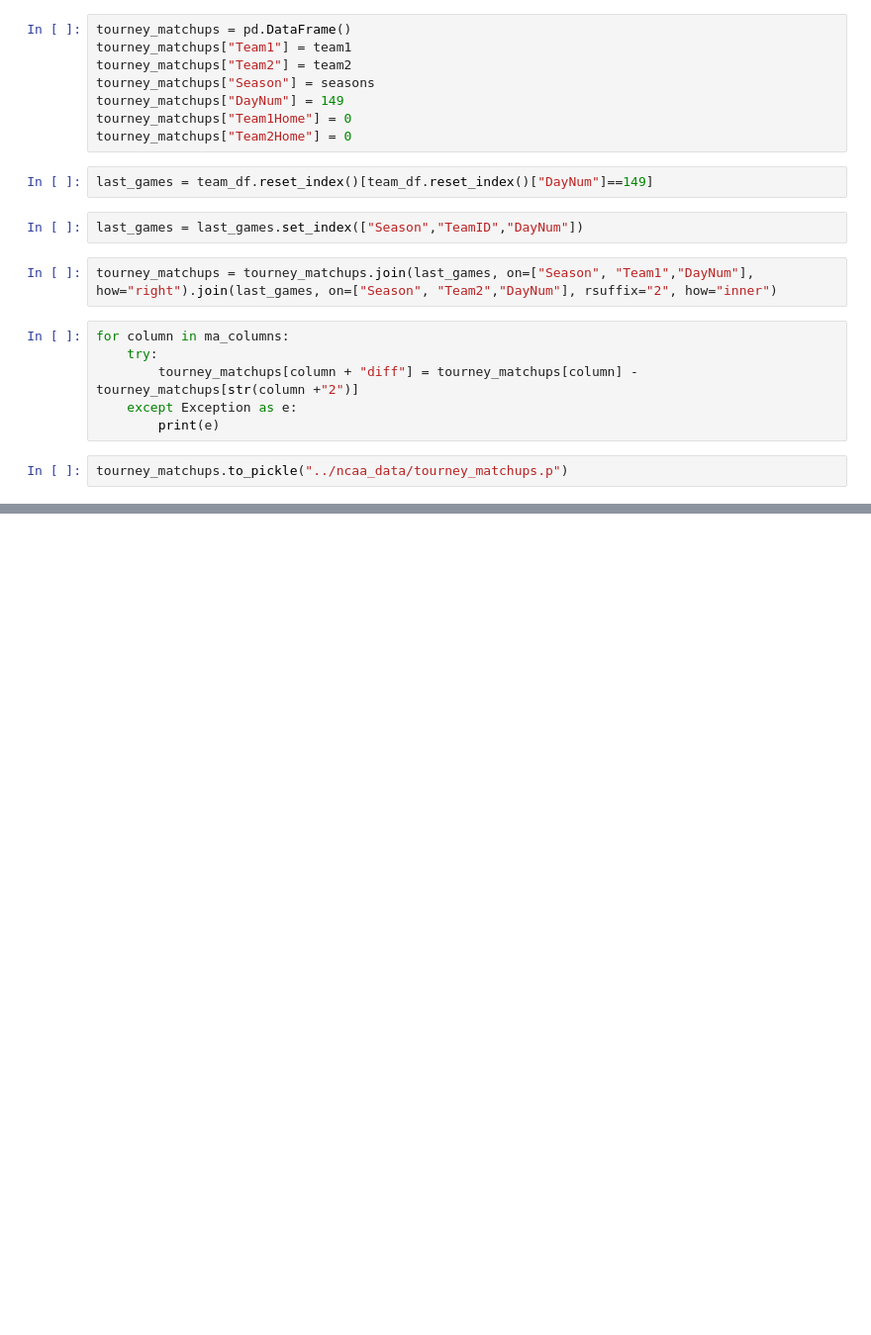
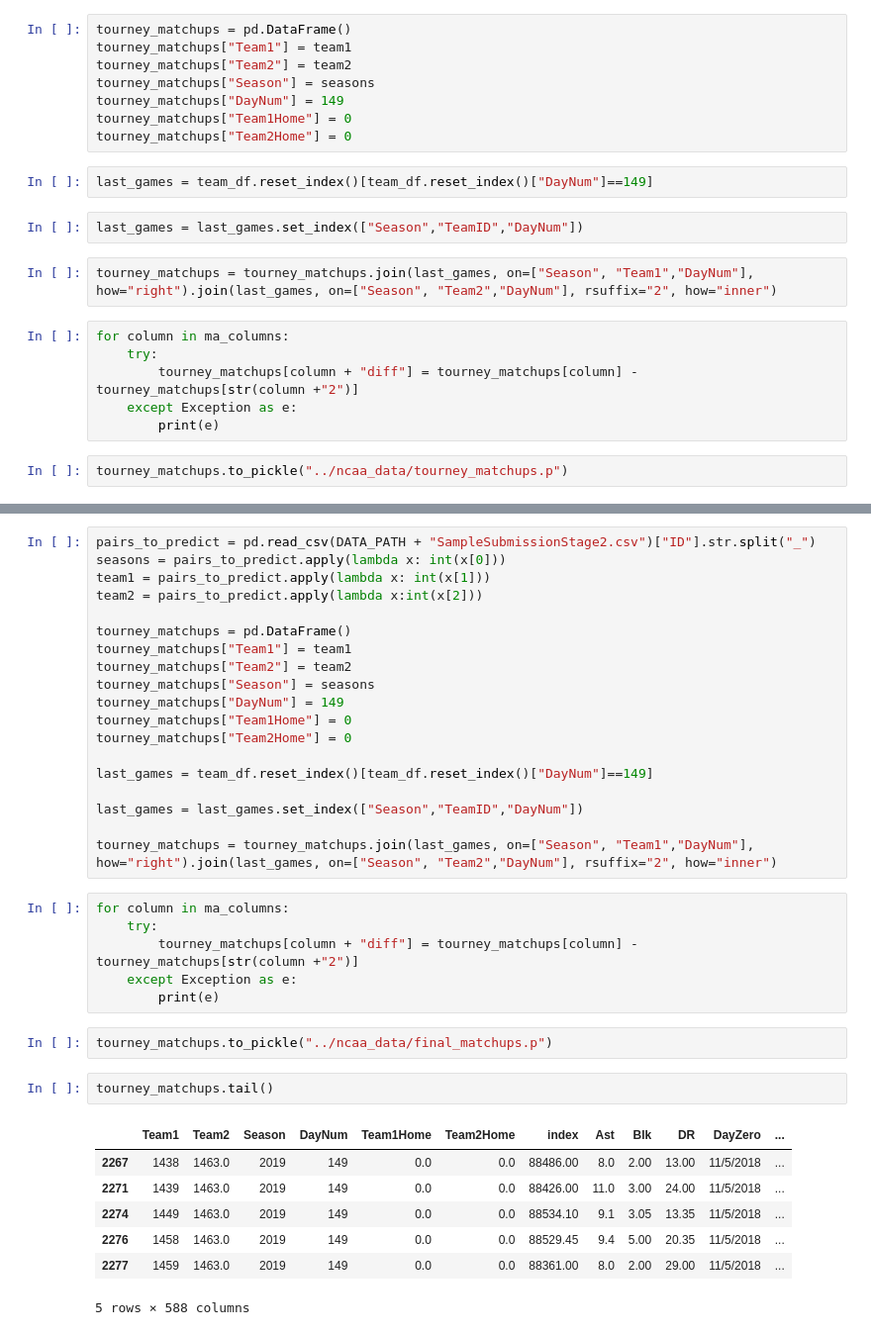
Before and after one commit to codybraun/ncaa, a Jupyter notebook: Data Cleaning.ipynb, the cells around one changed output, grey strips where cells are left out. Shown at 99% size. Cells and saved outputs as stored; diff of their text form; blank space fills up the shorter version.

```diff
--- a/Data Cleaning.ipynb
+++ b/Data Cleaning.ipynb
@@ -198,0 +216,37 @@ full_df.tail()
+# %%
+pairs_to_predict = pd.read_csv(DATA_PATH + "SampleSubmissionStage2.csv")["ID"].str.split("_")
+seasons = pairs_to_predict.apply(lambda x: int(x[0]))
+team1 = pairs_to_predict.apply(lambda x: int(x[1]))
+team2 = pairs_to_predict.apply(lambda x:int(x[2]))
+
+tourney_matchups = pd.DataFrame()
+tourney_matchups["Team1"] = team1
+tourney_matchups["Team2"] = team2
+tourney_matchups["Season"] = seasons
+tourney_matchups["DayNum"] = 149
+tourney_matchups["Team1Home"] = 0
+tourney_matchups["Team2Home"] = 0
+
+last_games = team_df.reset_index()[team_df.reset_index()["DayNum"]==149]
+
+last_games = last_games.set_index(["Season","TeamID","DayNum"])
+
+tourney_matchups = tourney_matchups.join(last_games, on=["Season", "Team1","DayNum"], how="right").join(last_games, on=["Season", "Team2","DayNum"], rsuffix="2", how="inner")
+# %%
+for column in ma_columns:
+    try:
+        tourney_matchups[column + "diff"] = tourney_matchups[column] - tourney_matchups[str(column +"2")]
+    except Exception as e:
+        print(e)
+# %%
+tourney_matchups.to_pickle("../ncaa_data/final_matchups.p")
+# %%
+tourney_matchups.tail()
+# %% [output]
+|  | Team1 | Team2 | Season | DayNum | Team1Home | Team2Home | index | Ast | Blk | DR | DayZero | ... |
+| 2267 | 1438 | 1463.0 | 2019 | 149 | 0.0 | 0.0 | 88486.00 | 8.0 | 2.00 | 13.00 | 11/5/2018 | ... |
+| 2271 | 1439 | 1463.0 | 2019 | 149 | 0.0 | 0.0 | 88426.00 | 11.0 | 3.00 | 24.00 | 11/5/2018 | ... |
+| 2274 | 1449 | 1463.0 | 2019 | 149 | 0.0 | 0.0 | 88534.10 | 9.1 | 3.05 | 13.35 | 11/5/2018 | ... |
+| 2276 | 1458 | 1463.0 | 2019 | 149 | 0.0 | 0.0 | 88529.45 | 9.4 | 5.00 | 20.35 | 11/5/2018 | ... |
+| 2277 | 1459 | 1463.0 | 2019 | 149 | 0.0 | 0.0 | 88361.00 | 8.0 | 2.00 | 29.00 | 11/5/2018 | ... |
+5 rows × 588 columns
```
Also changed, not shown: parts of 15 cells of this notebook, 2 other files.
